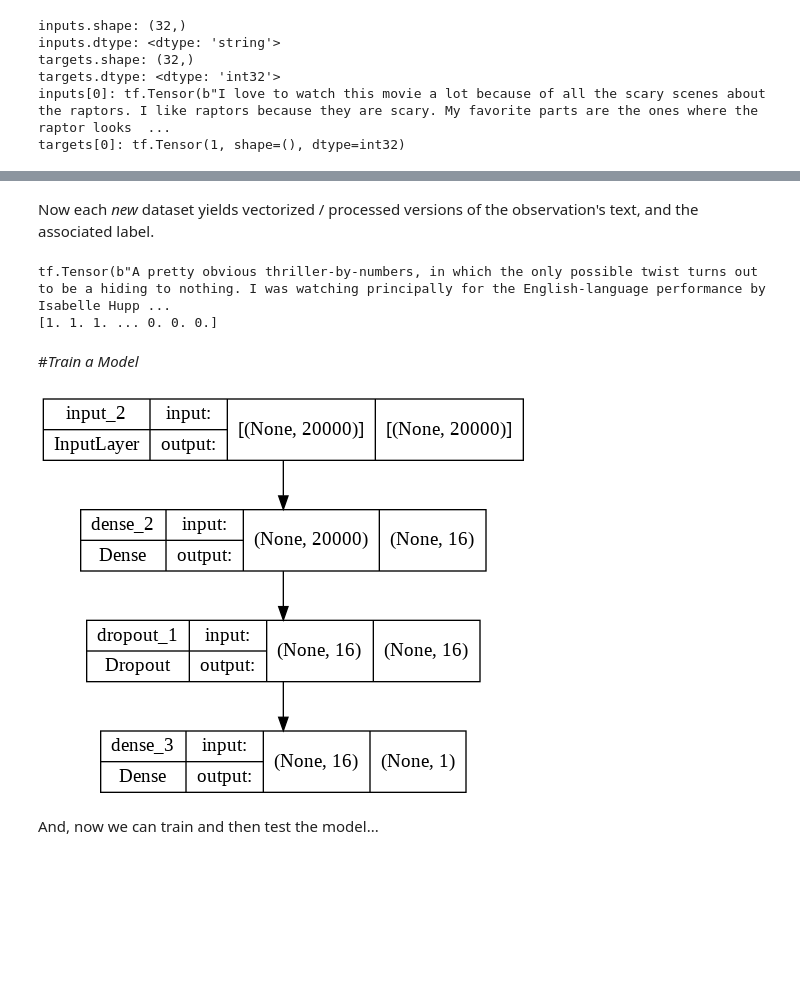
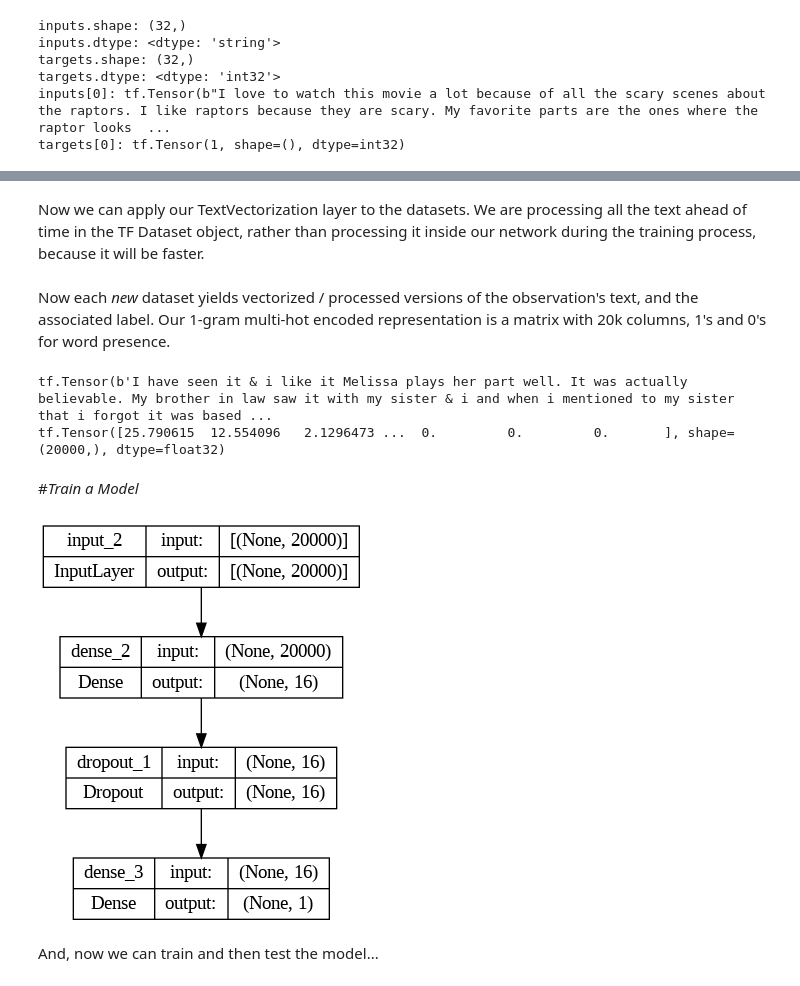
Before and after one commit to gburtch/BA865-2023, a Jupyter notebook: Lecture Materials/E/7.4 - TextVectorization.ipynb, the cells around one changed output, grey strips where cells are left out. Cells and saved outputs as stored; diff of their text form; code cells hidden in the pictures; blank space fills up the shorter version.

```diff
--- a/Lecture Materials/E/7.4 - TextVectorization.ipynb
+++ b/Lecture Materials/E/7.4 - TextVectorization.ipynb
@@ -141,3 +155,5 @@ Now we can apply our TextVectorization layer to the datasets...
+# %% [markdown]
+Now we can apply our TextVectorization layer to the datasets. We are processing all the text ahead of time in the TF Dataset object, rather than processing it inside our network during the training process, because it will be faster.
 # %%
 text_vectorization = keras.layers.TextVectorization(
     max_tokens=20000,
@@ -157,36 +175,33 @@ binary_1gram_test_ds = test_ds.map(
     lambda x, y: (text_vectorization(x), y),
     num_parallel_calls=4)
 # %% [markdown]
-Now each *new* dataset yields vectorized / processed versions of the observation's text, and the associated label.
+Now each *new* dataset yields vectorized / processed versions of the observation's text, and the associated label. Our 1-gram multi-hot encoded representation is a matrix with 20k columns, 1's and 0's for word presence.
 # %%
 for x, y in train_ds:
   print(x[0])
   break
 
 for x, y in binary_1gram_train_ds:
-  print(x[0].numpy())
+  print(x[0])
   break
 # %% [output]
-tf.Tensor(b"A pretty obvious thriller-by-numbers, in which the only possible twist turns out to be a hiding to nothing. I was watching principally for the English-language performance by Isabelle Hupp ...
-[1. 1. 1. ... 0. 0. 0.]
+tf.Tensor(b'I have seen it & i like it Melissa plays her part well. It was actually believable. My brother in law saw it with my sister & i and when i mentioned to my sister that i forgot it was based ...
+tf.Tensor([25.790615  12.554096   2.1296473 ...  0.         0.         0.       ], shape=(20000,), dtype=float32)
 # %% [markdown]
 #*Train a Model*
 # %%
-max_tokens=20000
-hidden_dim=16
-
-inputs = keras.Input(shape=(max_tokens,))
-x = keras.layers.Dense(hidden_dim, activation="relu")(inputs)
+inputs = keras.Input(shape=(20000,)) # Here we have 20k columns as input for each observation.
+x = keras.layers.Dense(16, activation="relu")(inputs)
 x = keras.layers.Dropout(0.5)(x)
 outputs = keras.layers.Dense(1, activation="sigmoid")(x)
 model = keras.Model(inputs, outputs)
 model.compile(optimizer="rmsprop",
               loss="binary_crossentropy",
               metrics=["accuracy"])
 
 keras.utils.plot_model(model,show_shapes=True)
 # %% [output]
-[figure, old version]
+[figure, new version]
 # %% [markdown]
 And, now we can train and then test the model...
 # %%
```
Also changed, not shown: parts of 10 cells of this notebook, 4 other files.
